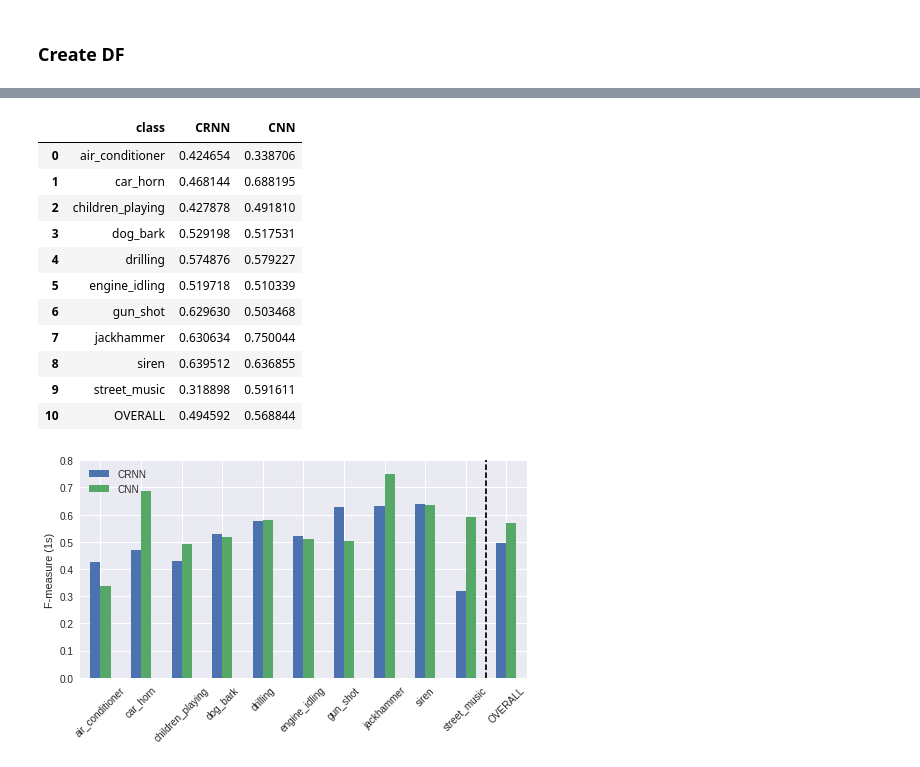
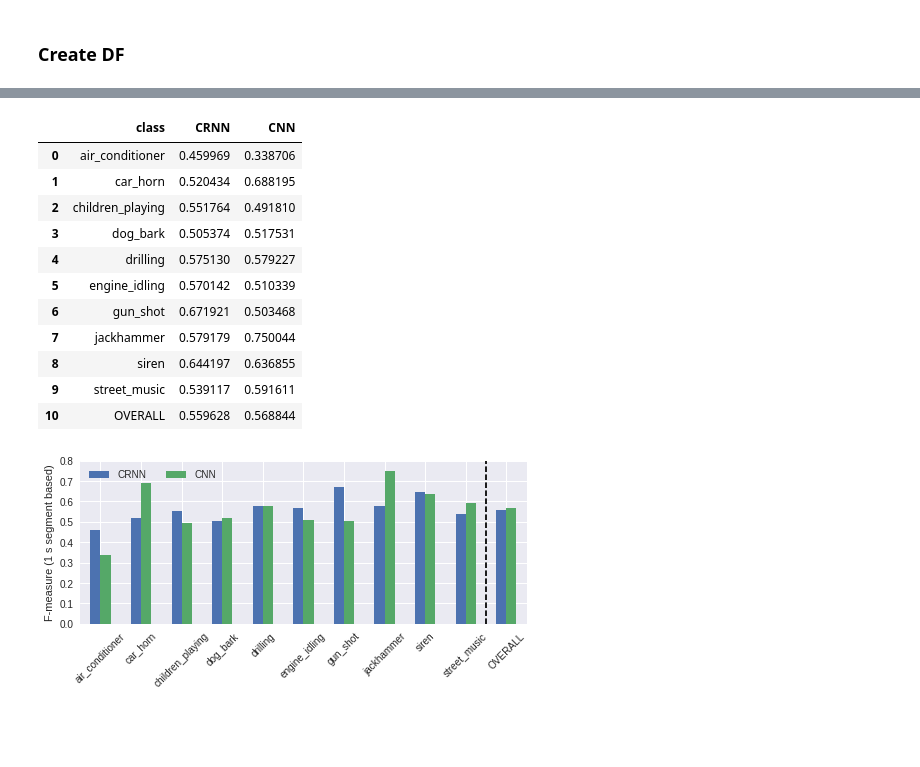
Before and after one commit to justinsalamon/scaper_waspaa2017, a Jupyter notebook: notebooks/12_main_results_table_plot.ipynb, the cells around one changed output, grey strips where cells are left out. Cells and saved outputs as stored; diff of their text form; code cells hidden in the pictures; blank space fills up the shorter version.

```diff
--- a/notebooks/12_main_results_table_plot.ipynb
+++ b/notebooks/12_main_results_table_plot.ipynb
@@ -19,3 +19,6 @@ F1s: 0.5688, P1s: 0.6911, R1s: 0.4833, F100ms: 0.5688, P100ms: 0.6911, R100ms: 0
 results002 = CR.evaluate('exp002', load_predictions=True)
 # %% [output]
 F1s: 0.4946, P1s: 0.4354, R1s: 0.5724, F100ms: 0.4797, P100ms: 0.4378, R100ms: 0.5304 | E1s: 0.9019, E100ms: 0.8729
+# %%
+# exp004 = exp002 continued
+results004 = CR.evaluate('exp004', load_predictions=True)
@@ -39,7 +44,8 @@ for label in label_list:
     f1_001_c = results001['results1s']['class_wise'][label]['f_measure']['f_measure']
     f1_002_c = results002['results1s']['class_wise'][label]['f_measure']['f_measure']
     f1_003_c = results003['results1s']['class_wise'][label]['f_measure']['f_measure']
-    df_f1s.loc[len(df_f1s)] = [label, f1_002_c, f1_001_c, f1_003_c]
+    f1_004_c = results004['results1s']['class_wise'][label]['f_measure']['f_measure']
+    df_f1s.loc[len(df_f1s)] = [label, f1_004_c, f1_001_c, f1_003_c]
 # %%
 # lastly append global result
 f1_001 = results001['results1s']['overall']['f_measure']['f_measure']
@@ -73,34 +80,34 @@ plt.show()
 df_f1s_two = pd.DataFrame(columns=['class', 'CRNN', 'CNN'])
 for label in label_list:
     f1_001_c = results001['results1s']['class_wise'][label]['f_measure']['f_measure']
-    f1_002_c = results002['results1s']['class_wise'][label]['f_measure']['f_measure']
-    df_f1s_two.loc[len(df_f1s_two)] = [label, f1_002_c, f1_001_c]
+    f1_004_c = results004['results1s']['class_wise'][label]['f_measure']['f_measure']
+    df_f1s_two.loc[len(df_f1s_two)] = [label, f1_004_c, f1_001_c]
 # lastly append global result
 f1_001 = results001['results1s']['overall']['f_measure']['f_measure']
-f1_002 = results002['results1s']['overall']['f_measure']['f_measure']
-df_f1s_two.loc[len(df_f1s_two)] = ['OVERALL', f1_002, f1_001]
+f1_004 = results004['results1s']['overall']['f_measure']['f_measure']
+df_f1s_two.loc[len(df_f1s_two)] = ['OVERALL', f1_004, f1_001]
 # %%
 df_f1s_two
 # %% [output]
 |  | class | CRNN | CNN |
-| 0 | air_conditioner | 0.424654 | 0.338706 |
-| 1 | car_horn | 0.468144 | 0.688195 |
-| 2 | children_playing | 0.427878 | 0.491810 |
-| 3 | dog_bark | 0.529198 | 0.517531 |
-| 4 | drilling | 0.574876 | 0.579227 |
-| 5 | engine_idling | 0.519718 | 0.510339 |
-| 6 | gun_shot | 0.629630 | 0.503468 |
-| 7 | jackhammer | 0.630634 | 0.750044 |
-| 8 | siren | 0.639512 | 0.636855 |
-| 9 | street_music | 0.318898 | 0.591611 |
-| 10 | OVERALL | 0.494592 | 0.568844 |
+| 0 | air_conditioner | 0.459969 | 0.338706 |
+| 1 | car_horn | 0.520434 | 0.688195 |
+| 2 | children_playing | 0.551764 | 0.491810 |
+| 3 | dog_bark | 0.505374 | 0.517531 |
+| 4 | drilling | 0.575130 | 0.579227 |
+| 5 | engine_idling | 0.570142 | 0.510339 |
+| 6 | gun_shot | 0.671921 | 0.503468 |
+| 7 | jackhammer | 0.579179 | 0.750044 |
+| 8 | siren | 0.644197 | 0.636855 |
+| 9 | street_music | 0.539117 | 0.591611 |
+| 10 | OVERALL | 0.559628 | 0.568844 |
 # %%
-ax = df_f1s_two.plot(kind='bar', rot=45, figsize=(8,4))
+ax = df_f1s_two.plot(kind='bar', rot=45, figsize=(8,3))
 ax.set_xticklabels(df_f1s_two['class'])
-plt.ylabel('F-measure (1s)')
+plt.ylabel('F-measure (1 s segment based)')
 plt.ylim([0.0, 0.8])
-plt.legend(loc=2)
+plt.legend(loc=2, ncol=2)
 plt.vlines(9.5, 0, 1, linestyles='dashed')
 plt.show()
 # %% [output]
-[figure, old version]
+[figure, new version]
```
Also changed, not shown: parts of 9 cells of this notebook, 1 other file.
